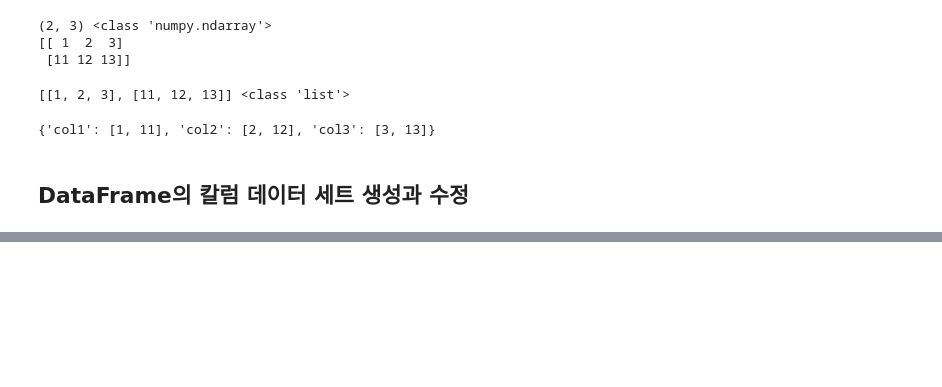
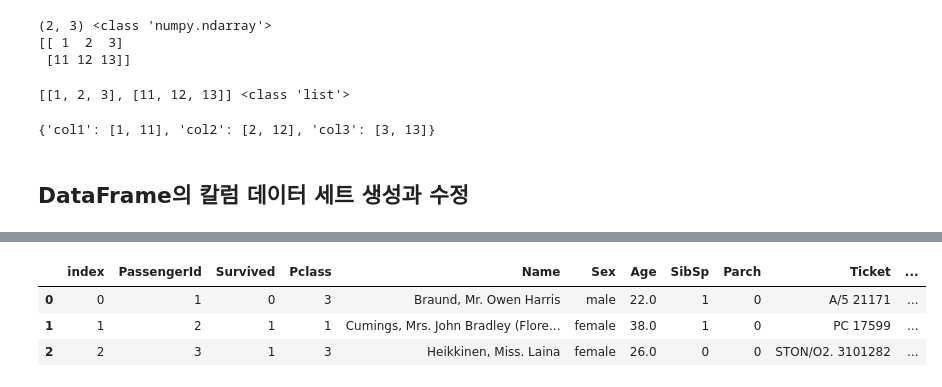
Before and after one commit to RyuJaeJeong/machine-learning-study, a Jupyter notebook: 1장/1.4 데이터핸들링 - 판다스.ipynb, the cells around one changed output, grey strips where cells are left out. Saved outputs shown, nothing was run; the diff lists cells and outputs as text; code cells hidden in the pictures; blank space fills up the shorter version.

```diff
--- a/1장/1.4 데이터핸들링 - 판다스.ipynb
+++ b/1장/1.4 데이터핸들링 - 판다스.ipynb
@@ -235,0 +262,9 @@ titanic_df.head(3)
+# %%
+pd.set_option('display.width', 1000)
+pd.set_option('display.max_colwidth', 15)
+print("### before axis 0 drop ###")
+print(titanic_df.head(6))
+
+titanic_df.drop([0, 1, 2], axis=0, inplace=True)
+print("### after axis 0 drop ###")
+print(titanic_df.head(3))
@@ -235,0 +341,8 @@ titanic_df.head(3)
+# %%
+titanic_reset_df = titanic_df.reset_index(inplace=False)
+titanic_reset_df.head(3)
+# %% [output]
+|  | index | PassengerId | Survived | Pclass | Name | Sex | Age | SibSp | Parch | Ticket | ... |
+| 0 | 0 | 1 | 0 | 3 | Braund, Mr. Owen Harris | male | 22.0 | 1 | 0 | A/5 21171 | ... |
+| 1 | 1 | 2 | 1 | 1 | Cumings, Mrs. John Bradley (Flore... | female | 38.0 | 1 | 0 | PC 17599 | ... |
+| 2 | 2 | 3 | 1 | 3 | Heikkinen, Miss. Laina | female | 26.0 | 0 | 0 | STON/O2. 3101282 | ... |
```
Also changed, not shown: parts of 14 cells of this notebook.
